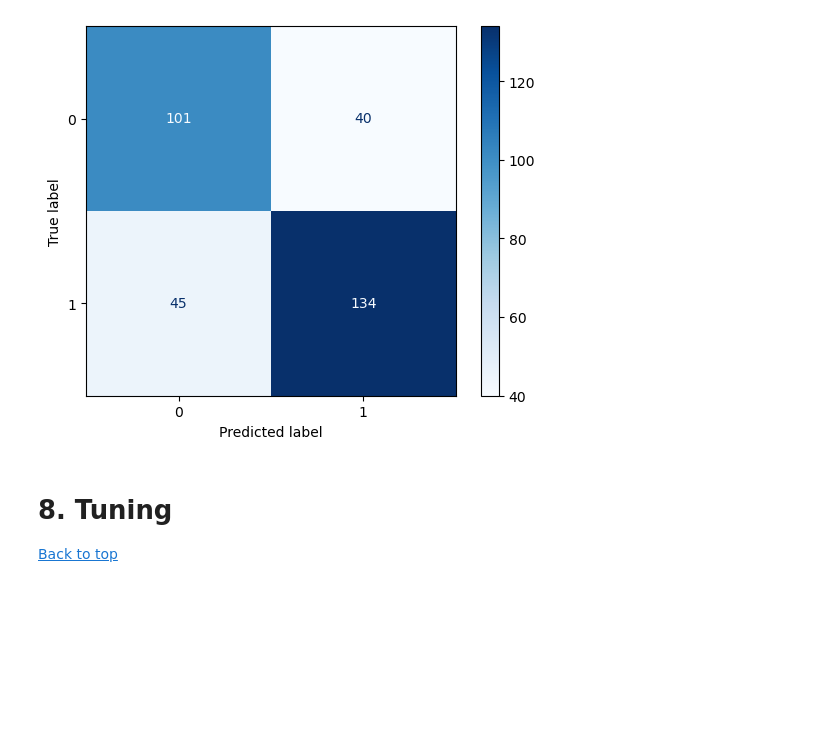
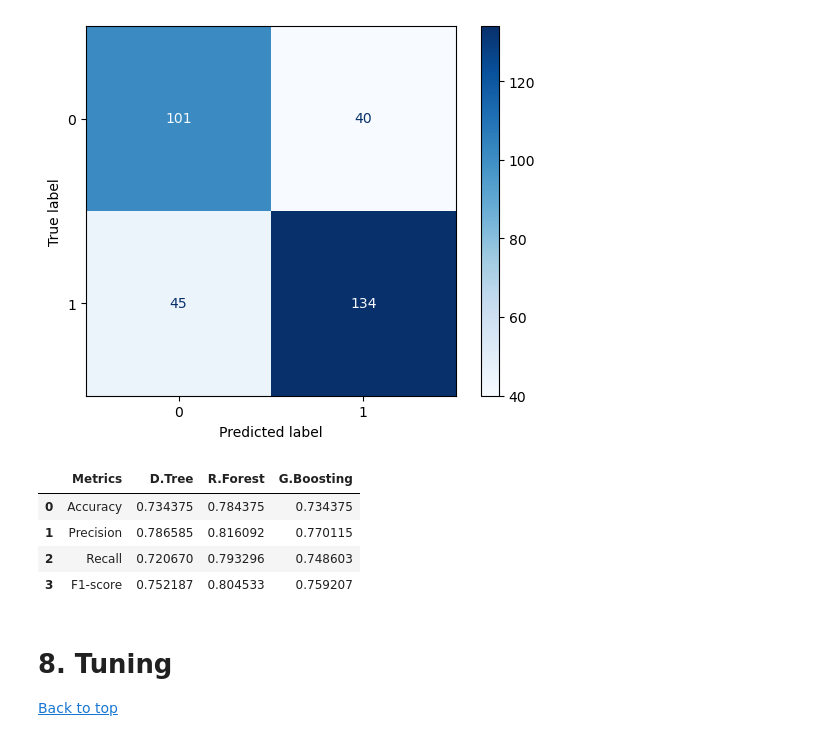
Before and after one commit to danielcamacho9712/Wine_Quality_ML_Project, a Jupyter notebook: wine_project.ipynb, the cells around one changed output. Saved outputs shown, nothing was run; the diff lists cells and outputs as text; code cells hidden in the pictures; blank space fills up the shorter version.

```diff
--- a/wine_project.ipynb
+++ b/wine_project.ipynb
@@ -226,6 +226,9 @@ features_filtered_data = features_filtered_data[['volatile acidity',  'sulphates
 # 7. Train model <a id='train_model'></a>
 [Back to top](#table_of_contents)
 # %%
+comparision_table = pd.DataFrame()
+comparision_table['Metrics'] = ['Accuracy', 'Precision', 'Recall', 'F1-score']
+
 input_features = ['volatile acidity',  'sulphates', 'total sulfur dioxide_scaled', 'alcohol_scaled']
 output_feature = 'Quality_class'
 
@@ -241,5 +244,6 @@ DecisionTreeClassifier(max_depth=10)
 # %%
 y_pred = tree.predict(X_test)
 
+comparision_table['D.Tree'] = [accuracy_score(y_test, y_pred), precision_score(y_test, y_pred), recall_score(y_test, y_pred), f1_score(y_test, y_pred)]
 print(f'Accuracy: {accuracy_score(y_test, y_pred)}')
 # %% [output]
@@ -289,6 +294,7 @@ GradientBoostingClassifier()
 # %%
 y_pred = gradient.predict(X_test)
 
+comparision_table['G.Boosting'] = [accuracy_score(y_test, y_pred), precision_score(y_test, y_pred), recall_score(y_test, y_pred), f1_score(y_test, y_pred)]
 print(f'Accuracy: {accuracy_score(y_test, y_pred)}')
 # %% [output]
 Accuracy: 0.734375
@@ -299,6 +305,14 @@ disp.plot(cmap='Blues')
 plt.show()
 # %% [output]
 [figure]
+# %%
+comparision_table
+# %% [output]
+|  | Metrics | D.Tree | R.Forest | G.Boosting |
+| 0 | Accuracy | 0.734375 | 0.784375 | 0.734375 |
+| 1 | Precision | 0.786585 | 0.816092 | 0.770115 |
+| 2 | Recall | 0.720670 | 0.793296 | 0.748603 |
+| 3 | F1-score | 0.752187 | 0.804533 | 0.759207 |
 # %% [markdown]
 # 8. Tuning <a id='tuning'></a>
 [Back to top](#table_of_contents)
```
Also changed, not shown: parts of 7 cells of this notebook.
